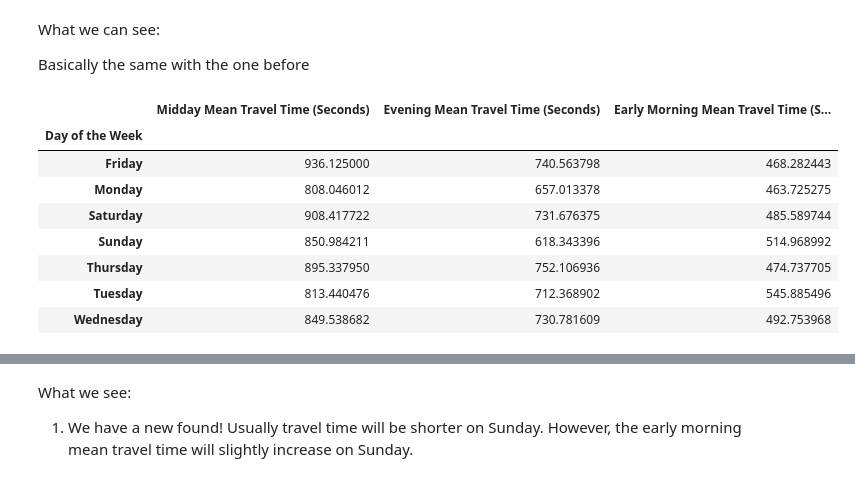
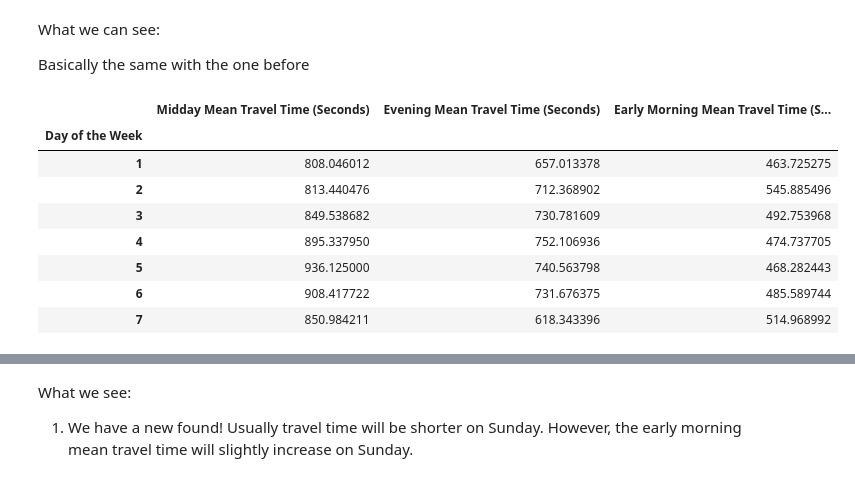
Before and after one commit to ctwayen/Datahack-2020, a Jupyter notebook: cleaner.ipynb, the cells around one changed output, grey strips where cells are left out. Drawn from its saved outputs; the diff is of its cells as text; code cells hidden in the pictures.

```diff
--- a/cleaner.ipynb
+++ b/cleaner.ipynb
@@ -318,3 +318,8 @@ compare.head()
 | 3 | 04/18/2019 | 3792 | Oracle Park, 24 Willie Mays Plaza... | 3603 | Embarcadero, San Francisco, CA | ... |
 | 4 | 04/08/2019 | 3792 | Oracle Park, 24 Willie Mays Plaza... | 3603 | Embarcadero, San Francisco, CA | ... |
 5 rows × 25 columns
+# %%
+# compare of direction based on every day
+compare['Date'] = compare['Date'].apply(pd.to_datetime)
+compare_date = compare.groupby(["coordinate", "Date"])['Daily Mean Travel Time (Seconds)'].mean().to_frame()
+compare_date
@@ -460,18 +500,19 @@ What we can see:
 Basically the same with the one before
 # %%
 # compared based on the day of the week and the time of the day
-compare_time_day = compare.groupby("Day of the Week")["Midday Mean Travel Time (Seconds)", "Evening Mean Travel Time (Seconds)", "Early Morning Mean Travel Time (Seconds)"].mean()
+compare_time_day = compare.assign(**{"Day of the Week": compare["Day of the Week"].apply(lambda x: dct_day[x])})
+compare_time_day = compare_time_day.groupby("Day of the Week")["Midday Mean Travel Time (Seconds)", "Evening Mean Travel Time (Seconds)", "Early Morning Mean Travel Time (Seconds)"].mean()
 compare_time_day
 # %% [output]
 |  | Midday Mean Travel Time (Seconds) | Evening Mean Travel Time (Seconds) | Early Morning Mean Travel Time (S... |
 | Day of the Week |  |  |  |
-| Friday | 936.125000 | 740.563798 | 468.282443 |
-| Monday | 808.046012 | 657.013378 | 463.725275 |
-| Saturday | 908.417722 | 731.676375 | 485.589744 |
-| Sunday | 850.984211 | 618.343396 | 514.968992 |
-| Thursday | 895.337950 | 752.106936 | 474.737705 |
-| Tuesday | 813.440476 | 712.368902 | 545.885496 |
-| Wednesday | 849.538682 | 730.781609 | 492.753968 |
+| 1 | 808.046012 | 657.013378 | 463.725275 |
+| 2 | 813.440476 | 712.368902 | 545.885496 |
+| 3 | 849.538682 | 730.781609 | 492.753968 |
+| 4 | 895.337950 | 752.106936 | 474.737705 |
+| 5 | 936.125000 | 740.563798 | 468.282443 |
+| 6 | 908.417722 | 731.676375 | 485.589744 |
+| 7 | 850.984211 | 618.343396 | 514.968992 |
 # %%
 # plot the data
 tb_day_plot = compare_time_day
```
Also changed, not shown: parts of 7 cells of this notebook, 2 other files.
